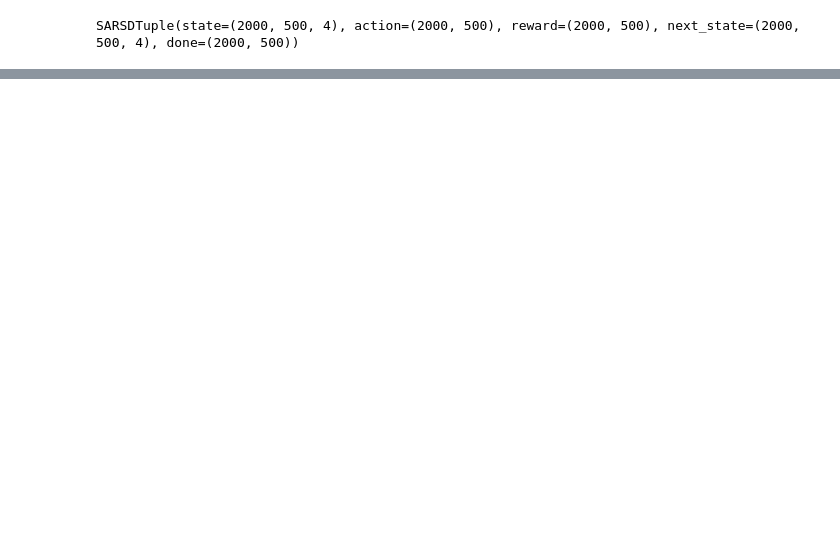
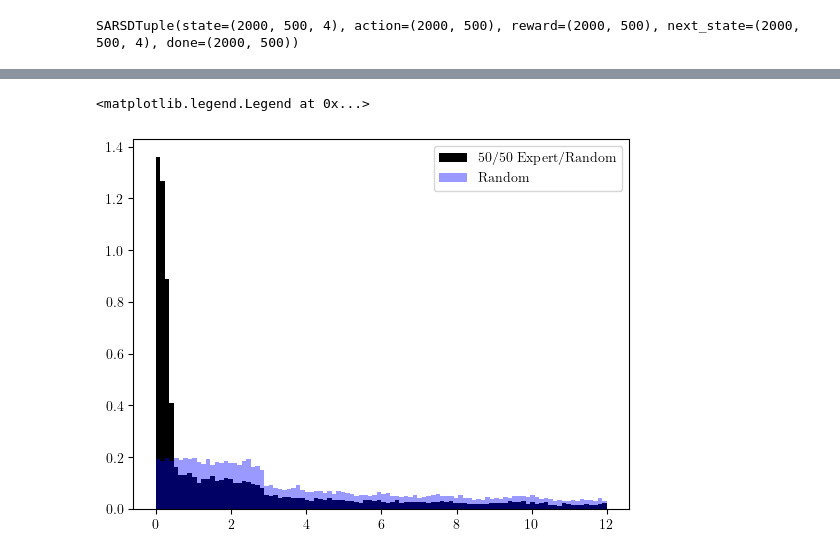
Before and after one commit to seancraven/mono_ms, a Jupyter notebook: model_based/transition_model_loss.ipynb, the cells around one changed output, grey strips where cells are left out. Cells and saved outputs as stored; diff of their text form; code cells hidden in the pictures; blank space fills up the shorter version.

```diff
--- a/model_based/transition_model_loss.ipynb
+++ b/model_based/transition_model_loss.ipynb
@@ -170,0 +188,8 @@ for j,( (m_name, i), runner_state) in enumerate(models.items()):
+# %%
+plt.hist(180/ jnp.pi * abs(val_data.state[..., 2]), bins=100, density=True, color="black", label="50/50 Expert/Random");
+plt.hist(180/ jnp.pi * abs(random_data.state[..., 2]), bins=100, density=True, color="blue", label="Random", alpha=0.4);
+plt.xlim(0, 12)
+plt.legend()
+# %% [output]
+<matplotlib.legend.Legend at 0x...>
+[figure, added]
```
Also changed, not shown: parts of 7 cells of this notebook, 5 other files.
